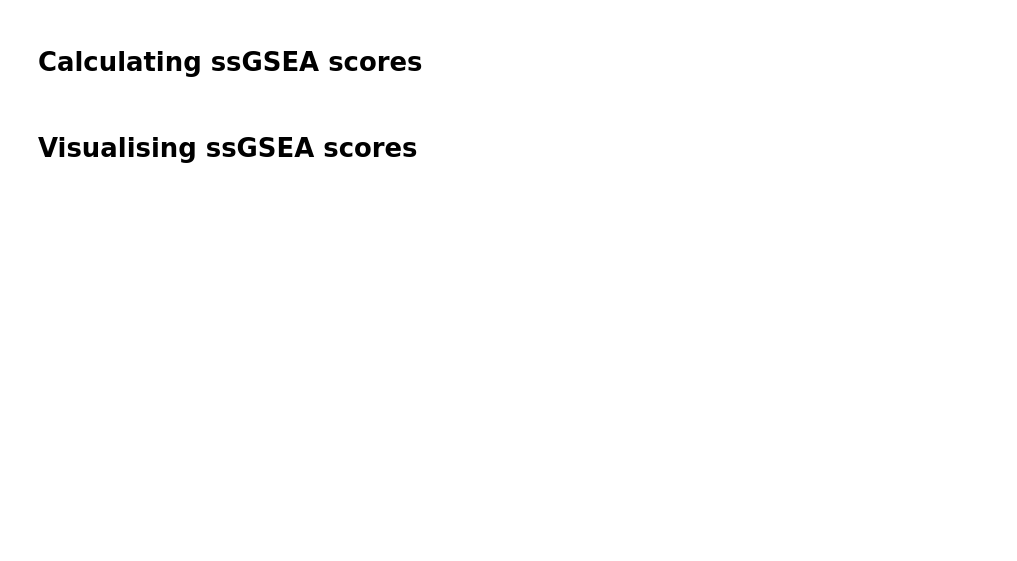
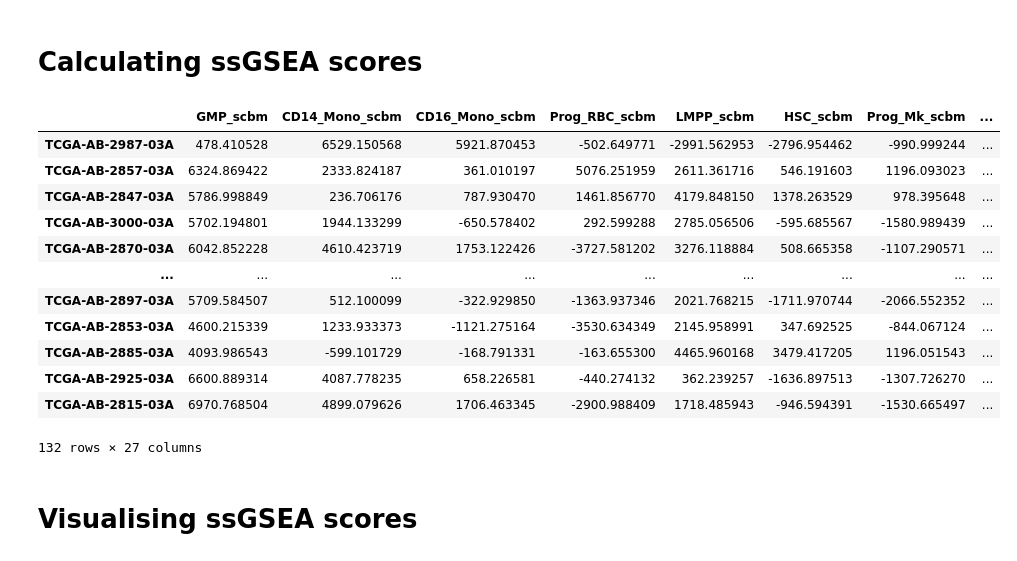
Before and after one commit to NicolasSompairac/immune-risk-score, a Jupyter notebook: scripts/Generation_of_Immune_Risk_groups through_ssGSEA_CoxLasso_coefficients.ipynb, the cells around one changed output. Saved outputs shown, nothing was run; the diff lists cells and outputs as text; code cells hidden in the pictures; blank space fills up the shorter version.

```diff
--- a/scripts/Generation_of_Immune_Risk_groups through_ssGSEA_CoxLasso_coefficients.ipynb
+++ b/scripts/Generation_of_Immune_Risk_groups through_ssGSEA_CoxLasso_coefficients.ipynb
@@ -59,0 +30,3 @@ os.makedirs('output',exist_ok=True)
+# %%
+Discovery_rna = pd.read_csv('../example_data/TCGA_LAML_logTPM.tsv.gz',compression='gzip',sep='\t',index_col=0,header=0)
+Discovery_rna
@@ -145,18 +89,32 @@ ssgsea_scores = gp.ssgsea(data=Discovery_rna_log,
 # %%
 # Conversion of ssGSEA result object to dataframe
 ssGSEA_res = ssgsea_scores.res2d
 
-Discovery_ssGSEA_df = pd.DataFrame(0, index=Discovery_rna_log.columns.values, columns=ssGSEA_res.Term.unique())
+Discovery_ssGSEA_df = pd.DataFrame(0, index=Discovery_rna.columns.values, columns=ssGSEA_res.Term.unique())
 
 for result in range(ssGSEA_res.shape[0]):
     patient = ssGSEA_res.loc[result]['Name']
     cell_type = ssGSEA_res.loc[result]['Term']
     nes = ssGSEA_res.loc[result]['NES']
     es = ssGSEA_res.loc[result]['ES']
     Discovery_ssGSEA_df[cell_type][patient] = es # select es for Raw Enrichment Scores or nes for Normalised Enrichment Scores
 
-# Discovery_ssGSEA_df.to_csv('output/Discovery_cohort_ssGSEA_scores.txt',sep='\t',index=True)
+Discovery_ssGSEA_df.to_csv('../output/Discovery_cohort_ssGSEA_scores.txt',sep='\t',index=True)
 Discovery_ssGSEA_df
+# %% [output]
+|  | GMP_scbm | CD14_Mono_scbm | CD16_Mono_scbm | Prog_RBC_scbm | LMPP_scbm | HSC_scbm | Prog_Mk_scbm | ... |
+| TCGA-AB-2987-03A | 478.410528 | 6529.150568 | 5921.870453 | -502.649771 | -2991.562953 | -2796.954462 | -990.999244 | ... |
+| TCGA-AB-2857-03A | 6324.869422 | 2333.824187 | 361.010197 | 5076.251959 | 2611.361716 | 546.191603 | 1196.093023 | ... |
+| TCGA-AB-2847-03A | 5786.998849 | 236.706176 | 787.930470 | 1461.856770 | 4179.848150 | 1378.263529 | 978.395648 | ... |
+| TCGA-AB-3000-03A | 5702.194801 | 1944.133299 | -650.578402 | 292.599288 | 2785.056506 | -595.685567 | -1580.989439 | ... |
+| TCGA-AB-2870-03A | 6042.852228 | 4610.423719 | 1753.122426 | -3727.581202 | 3276.118884 | 508.665358 | -1107.290571 | ... |
+| ... | ... | ... | ... | ... | ... | ... | ... | ... |
+| TCGA-AB-2897-03A | 5709.584507 | 512.100099 | -322.929850 | -1363.937346 | 2021.768215 | -1711.970744 | -2066.552352 | ... |
+| TCGA-AB-2853-03A | 4600.215339 | 1233.933373 | -1121.275164 | -3530.634349 | 2145.958991 | 347.692525 | -844.067124 | ... |
+| TCGA-AB-2885-03A | 4093.986543 | -599.101729 | -168.791331 | -163.655300 | 4465.960168 | 3479.417205 | 1196.051543 | ... |
+| TCGA-AB-2925-03A | 6600.889314 | 4087.778235 | 658.226581 | -440.274132 | 362.239257 | -1636.897513 | -1307.726270 | ... |
+| TCGA-AB-2815-03A | 6970.768504 | 4899.079626 | 1706.463345 | -2900.988409 | 1718.485943 | -946.594391 | -1530.665497 | ... |
+132 rows × 27 columns
 # %% [markdown]
 # Visualising ssGSEA scores
 # %%
```
Also changed, not shown: parts of 22 cells of this notebook.
